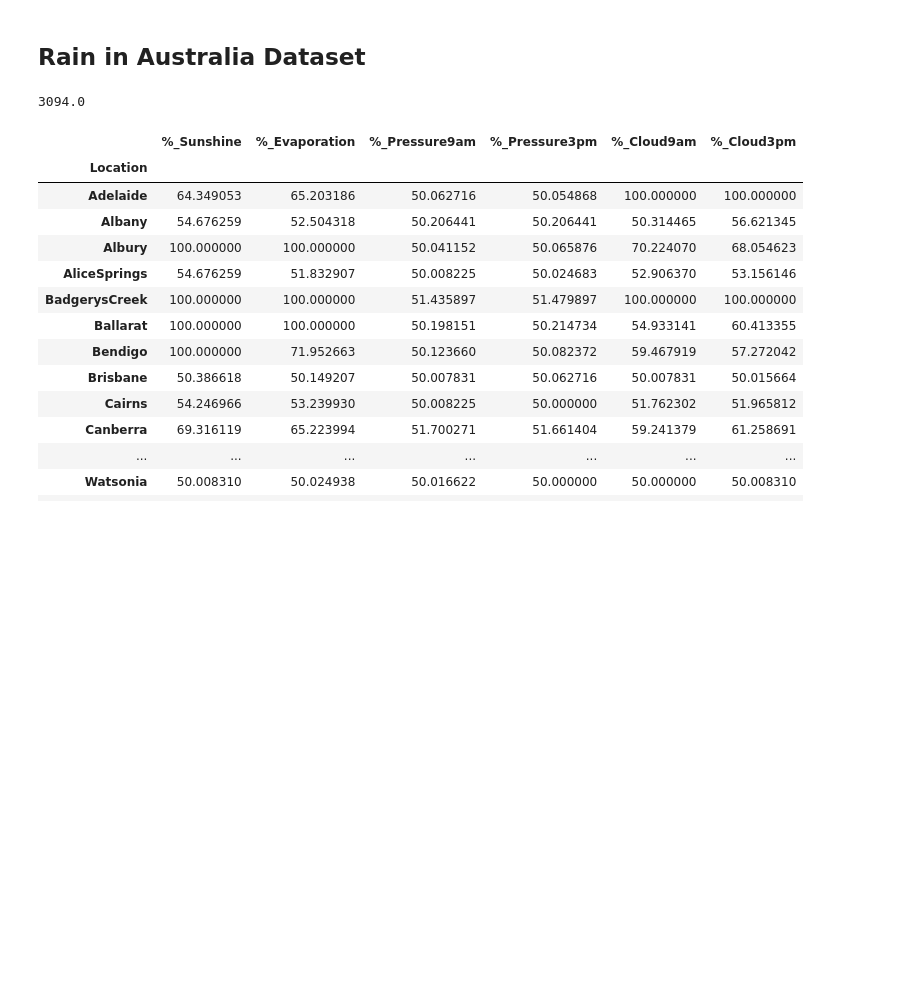
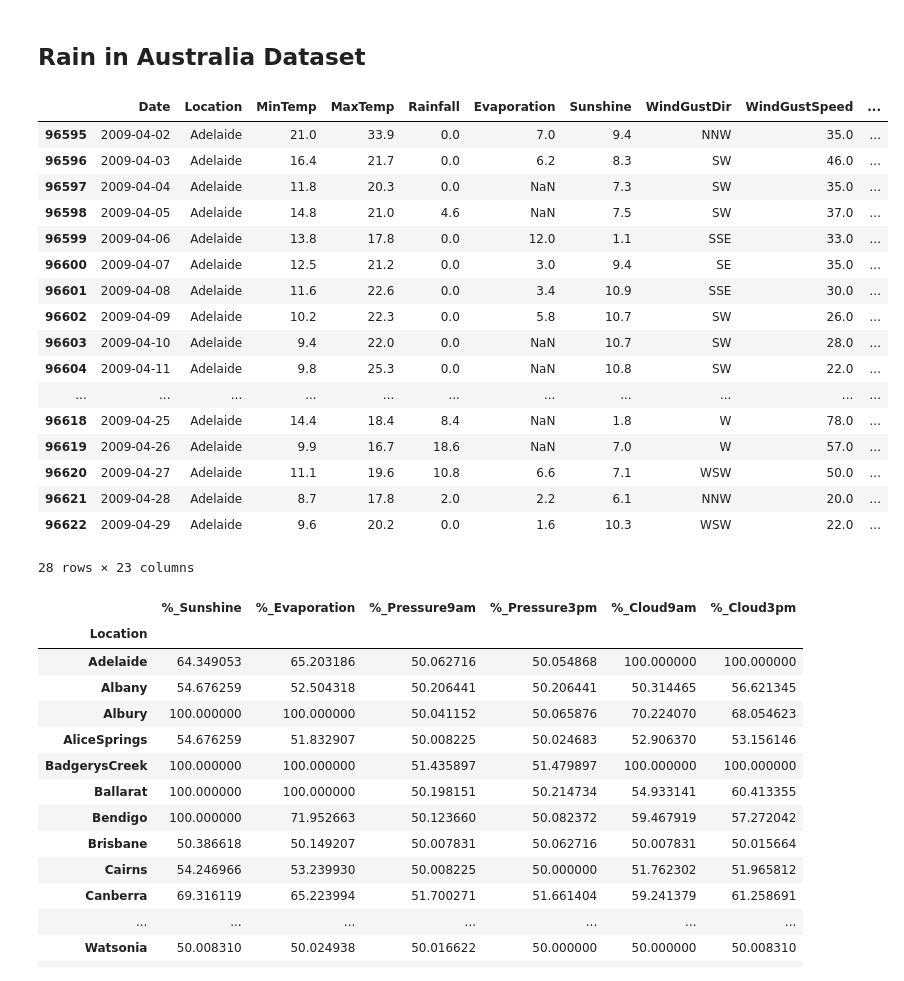
Before and after one commit to SnewZz/INFO-Y528-Info_vis_project, a Jupyter notebook: Preprocessing/project.ipynb, the cells around one changed output. Cells and saved outputs as stored; diff of their text form; code cells hidden in the pictures; blank space fills up the shorter version.

```diff
--- a/Preprocessing/project.ipynb
+++ b/Preprocessing/project.ipynb
@@ -23,9 +23,26 @@ import seaborn as sns
 # %%
 df1 = pd.read_csv("data/weatherAUS.csv")
 # %%
-df1.loc[(df1['Location'] == 'Darwin') & (df1['Date'] > '2016-01-01')]['Rainfall'].sum()
+df1.loc[(df1['Location'] == 'Adelaide') & (df1['Date']>'2009-04-01') & (df1['Date']<'2009-04-30')]
 # %% [output]
+|  | Date | Location | MinTemp | MaxTemp | Rainfall | Evaporation | Sunshine | WindGustDir | WindGustSpeed | ... |
+| 96595 | 2009-04-02 | Adelaide | 21.0 | 33.9 | 0.0 | 7.0 | 9.4 | NNW | 35.0 | ... |
+| 96596 | 2009-04-03 | Adelaide | 16.4 | 21.7 | 0.0 | 6.2 | 8.3 | SW | 46.0 | ... |
+| 96597 | 2009-04-04 | Adelaide | 11.8 | 20.3 | 0.0 | NaN | 7.3 | SW | 35.0 | ... |
+| 96598 | 2009-04-05 | Adelaide | 14.8 | 21.0 | 4.6 | NaN | 7.5 | SW | 37.0 | ... |
+| 96599 | 2009-04-06 | Adelaide | 13.8 | 17.8 | 0.0 | 12.0 | 1.1 | SSE | 33.0 | ... |
+| 96600 | 2009-04-07 | Adelaide | 12.5 | 21.2 | 0.0 | 3.0 | 9.4 | SE | 35.0 | ... |
+| 96601 | 2009-04-08 | Adelaide | 11.6 | 22.6 | 0.0 | 3.4 | 10.9 | SSE | 30.0 | ... |
+| 96602 | 2009-04-09 | Adelaide | 10.2 | 22.3 | 0.0 | 5.8 | 10.7 | SW | 26.0 | ... |
+| 96603 | 2009-04-10 | Adelaide | 9.4 | 22.0 | 0.0 | NaN | 10.7 | SW | 28.0 | ... |
+| 96604 | 2009-04-11 | Adelaide | 9.8 | 25.3 | 0.0 | NaN | 10.8 | SW | 22.0 | ... |
+| ... | ... | ... | ... | ... | ... | ... | ... | ... | ... | ... |
+| 96618 | 2009-04-25 | Adelaide | 14.4 | 18.4 | 8.4 | NaN | 1.8 | W | 78.0 | ... |
+| 96619 | 2009-04-26 | Adelaide | 9.9 | 16.7 | 18.6 | NaN | 7.0 | W | 57.0 | ... |
+| 96620 | 2009-04-27 | Adelaide | 11.1 | 19.6 | 10.8 | 6.6 | 7.1 | WSW | 50.0 | ... |
+| 96621 | 2009-04-28 | Adelaide | 8.7 | 17.8 | 2.0 | 2.2 | 6.1 | NNW | 20.0 | ... |
+| 96622 | 2009-04-29 | Adelaide | 9.6 | 20.2 | 0.0 | 1.6 | 10.3 | WSW | 22.0 | ... |
-3094.0
+28 rows × 23 columns
 # %%
 import datetime
 from functools import reduce
```
Also changed, not shown: parts of 9 cells of this notebook, 10 other files.
